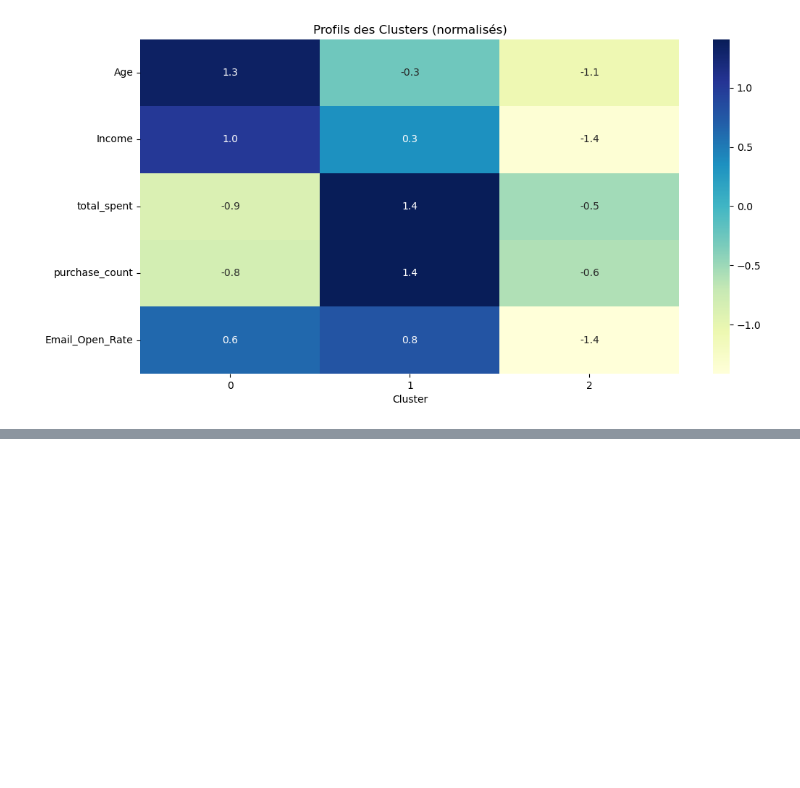
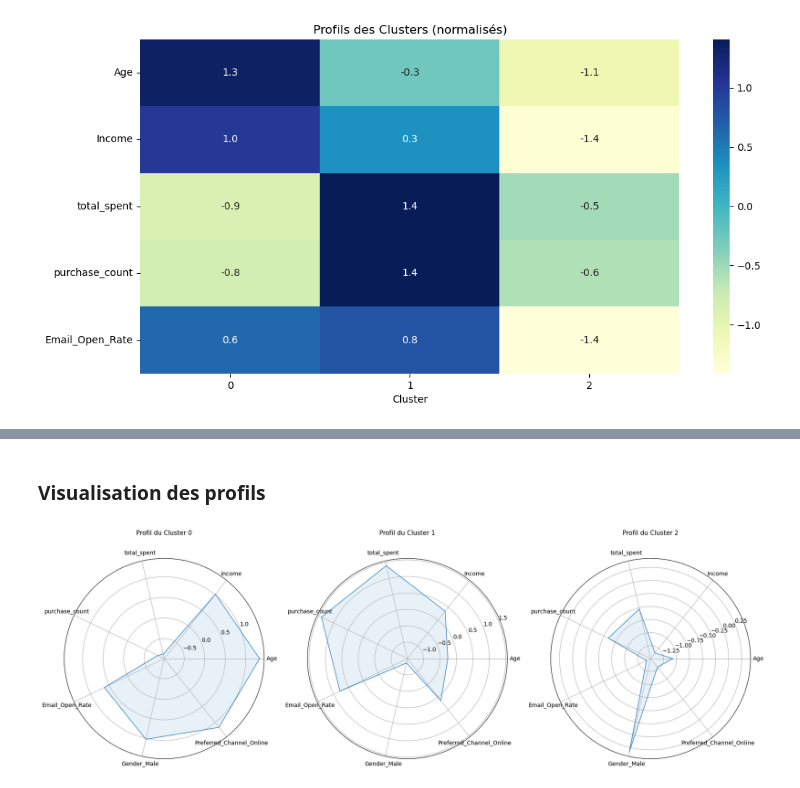
Before and after one commit to disikoX/IA, a Jupyter notebook: IA/extended data/script/jupyter_notebook/segmentation_client_complete.ipynb, the cells around one changed output, grey strips where cells are left out. Saved outputs shown, nothing was run; the diff lists cells and outputs as text; code cells hidden in the pictures; blank space fills up the shorter version.

Commit message:
update: M4 analyse de profils et personas

```diff
--- a/IA/extended data/script/jupyter_notebook/segmentation_client_complete.ipynb
+++ b/IA/extended data/script/jupyter_notebook/segmentation_client_complete.ipynb
@@ -250,0 +249,17 @@ plt.show()
+# %%
+# Sélection des caractéristiques importantes pour le profilage
+profile_features = ['Age', 'Income', 'total_spent', 'purchase_count', 'Email_Open_Rate',
+                    'Gender_Male', 'Preferred_Channel_Online']
+
+# Calcul des moyennes par cluster
+cluster_profiles = df.groupby('Cluster')[profile_features].mean()
+
+# Affichage des profils
+pd.options.display.float_format = '{:.2f}'.format
+print("Profil moyen de chaque segment:")
+display(cluster_profiles)
+
+# Calcul des tailles des clusters
+cluster_sizes = df['Cluster'].value_counts().sort_index()
+print("\nTaille des clusters:")
+print(cluster_sizes)
@@ -250,0 +279,37 @@ plt.show()
+# %% [markdown]
+### Visualisation des profils
+# %%
+# Normalisation des données pour une meilleure visualisation
+scaler = StandardScaler()
+cluster_profiles_scaled = pd.DataFrame(
+    scaler.fit_transform(cluster_profiles),
+    columns=cluster_profiles.columns,
+    index=cluster_profiles.index
+)
+
+# Radar chart pour comparer les clusters
+def plot_radar_chart(cluster_num, ax):
+    categories = list(cluster_profiles_scaled.columns)
+    N = len(categories)
+
+    angles = [n / float(N) * 2 * np.pi for n in range(N)]
+    angles += angles[:1]
+
+    values = cluster_profiles_scaled.loc[cluster_num].values.flatten().tolist()
+    values += values[:1]
+
+    ax.plot(angles, values, linewidth=1, linestyle='solid', label=f"Cluster {cluster_num}")
+    ax.fill(angles, values, alpha=0.1)
+
+    ax.set_xticks(angles[:-1])
+    ax.set_xticklabels(categories)
+    ax.set_title(f"Profil du Cluster {cluster_num}", size=11, y=1.1)
+
+fig, axes = plt.subplots(1, 3, figsize=(18, 6), subplot_kw=dict(polar=True))
+for i, ax in enumerate(axes):
+    plot_radar_chart(i, ax)
+plt.tight_layout()
+plt.savefig("M4_radar_clusters_profil.png")
+plt.show()
+# %% [output]
+[figure, added]
```
Also changed, not shown: parts of 15 cells of this notebook, 2 other files.
